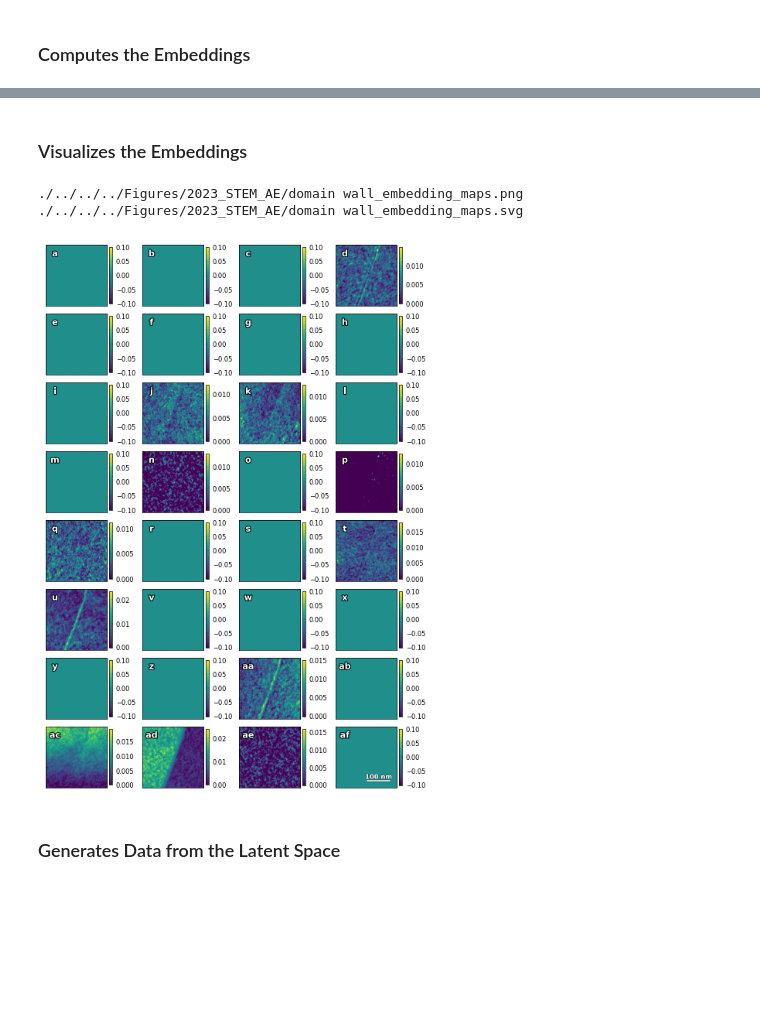
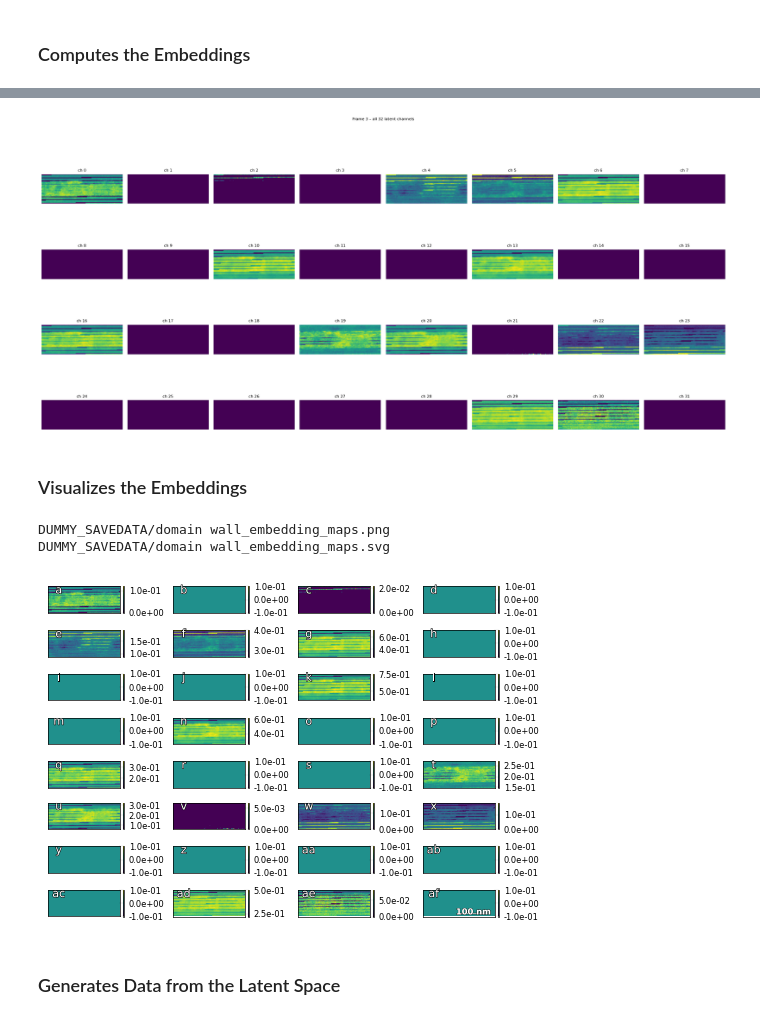
Before and after one commit to lusephjoe/ConvAutoenc_MScProj, a Jupyter notebook: LTSJ_exp/STEM_Domains_dummy_data.ipynb, the cells around one changed output, grey strips where cells are left out. Saved outputs shown, nothing was run; the diff lists cells and outputs as text; code cells hidden in the pictures; blank space fills up the shorter version.

Commit message:
changed the model to accept encoder step size 512, produced visualisations (only slightly garbled)

```diff
--- a/LTSJ_exp/STEM_Domains_dummy_data.ipynb
+++ b/LTSJ_exp/STEM_Domains_dummy_data.ipynb
@@ -58,17 +65,14 @@ from pathlib import Path
 import os
 
 # Specify the filename and the path to save the file
-save_path = 'drive/MyDrive/Savedata/STEM_Data_Replicate_proj/'
-fig_path = save_path.join("Figures")
+save_path = "DUMMY_SAVEDATA"
 
 # builds the printer object
-printing = printer(basepath=fig_path)
+printing = printer(basepath=save_path)
 
 # Set the style of the plots
 set_style("printing")
 
 # Set the random seed for reproducibility
 random_seed(seed=42)
-
-%matplotlib inline
 # %% [output]
@@ -125,9 +157,9 @@ Fdrive/MyDrive/Savedata/STEM_Data_Replicate/idrive/MyDrive/Savedata/STEM_Data_Re
 # %% [markdown]
 ### Builds the Neural Network Model
 # %%
-encoder_step_size = [256, 256]
+encoder_step_size = [512, 512]
 pooling_list = [4, 4, 2]
-decoder_step_size = [8, 8]
+decoder_step_size = [16, 16]
 upsampling_list = [2, 4, 4]
 embedding_size = 32
 conv_size = 128
@@ -151,7 +183,7 @@ model = ConvAutoencoder(
 ### Trains or Loads Pretrained Weights
 # %%
 # set retrain parameter
-train = False
+train = True
 
 if train:
     model.Train(
@@ -159,10 +191,10 @@ if train:
         coef_1=1e-5,
         epochs=1,
         with_scheduler=False,
-        folder_path=f"{save_path}Domain_Weights_test",
+        folder_path=f"{save_path}/domain_weights",
         batch_size=8,
     )
 else:
     model.load_weights(
-        f"{save_path}Domain_Weights_test/Weight_epoch:0000_l1coef:0.0000_lr:0.00003_trainloss:0.0322.pkl"
+        f"{save_path}/domain_weights/Weight_epoch_0000_l1coef_0.0000_lr_0.00003_trainloss_0.0322.pkl"
     )
@@ -175,20 +319,47 @@ OutOfMemoryError: CUDA out of memory. Tried to allocate 16.00 GiB. GPU 0 has a t
+# %%
+frame   = 3        # which frame to visualise
+n_ch    = 32       # number of latent channels
+ncols   = 8        # columns in the grid
+nrows   = n_ch // ncols
+
+fig, axes = plt.subplots(nrows, ncols,
+                         figsize=(2.5 * ncols, 2.5 * nrows),
+                         squeeze=False)
+
+for ch in range(n_ch):
+    r, c = divmod(ch, ncols)          # row & column index
+    ax   = axes[r, c]
+
+    img = latent_cube[:, :, ch]
+    ax.imshow(img,
+              cmap="viridis",
+              extent=[0, Nx - 1, Ny - 1, 0])   # or use Rx/Ry for physical coords
+    ax.set_title(f"ch {ch}", fontsize=8)
+    ax.axis("off")
+
+plt.suptitle(f"Frame {frame} – all {n_ch} latent channels", y=1.02)
+plt.tight_layout()
+plt.savefig(f"{save_path}/latent_vis_test_frame{frame}.png")
+plt.show()
+# %% [output]
+[figure, added]
 # %% [markdown]
 ### Visualizes the Embeddings
 # %%
 viz.channels = None
 viz.scalebar_ = {"width": 250, "scale length": 100, "units": "nm"}
 viz.model = model
 viz.embeddings(
     mod=4,
     scalebar_=viz.scalebar_,
-    name="domain wall",
-    shape_=domain.data.shape,
+    name="/domain wall",
+    shape_=domain.log_data.shape,
     figsize=(5, 8),
 )
 # %% [output]
-./../../../Figures/2023_STEM_AE/domain wall_embedding_maps.png
-./../../../Figures/2023_STEM_AE/domain wall_embedding_maps.svg
+DUMMY_SAVEDATA/domain wall_embedding_maps.png
+DUMMY_SAVEDATA/domain wall_embedding_maps.svg
-[figure, old version]
+[figure, new version]
 # %% [markdown]
 ### Generates Data from the Latent Space
 # %%
```
Also changed, not shown: parts of 16 cells of this notebook, 1 other file.
